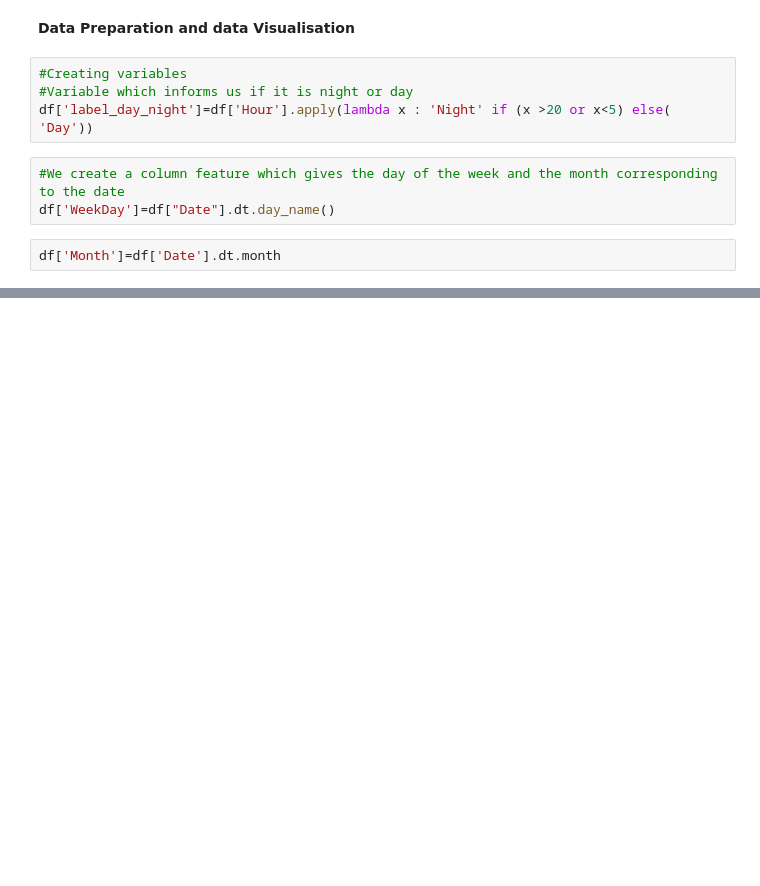
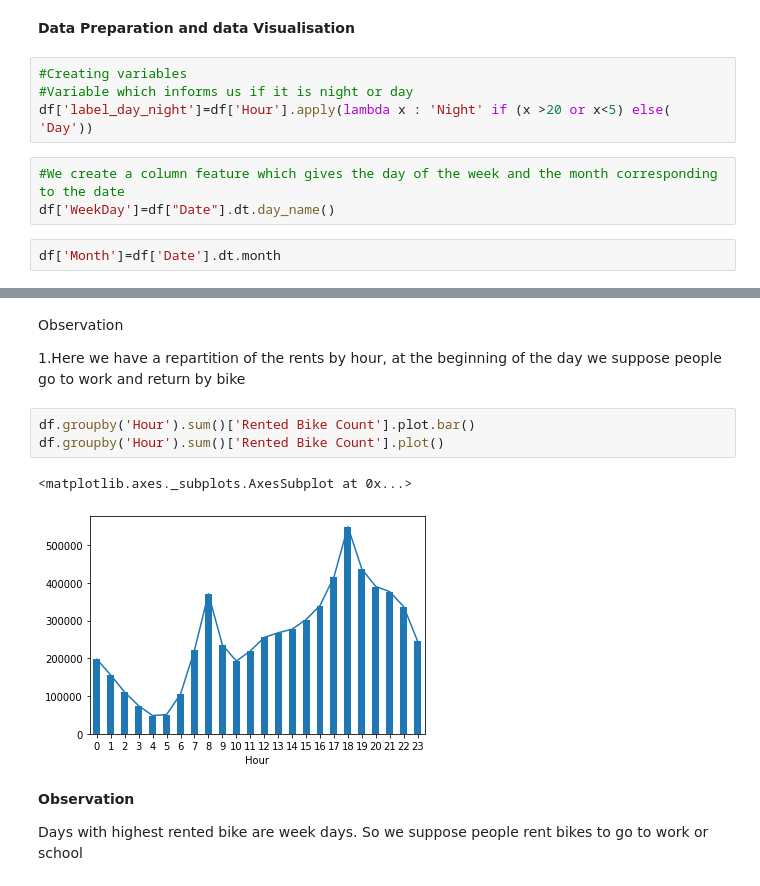
Before and after one commit to tnatani/Bike-sharing-demand-predication, a Jupyter notebook: Tushar_Natani_Bike_Sharing_Demand_Prediction_Capstone_Project.ipynb, the cells around one changed output, grey strips where cells are left out. Drawn from its saved outputs; the diff is of its cells as text; blank space fills up the shorter version.

```diff
--- a/Tushar_Natani_Bike_Sharing_Demand_Prediction_Capstone_Project.ipynb
+++ b/Tushar_Natani_Bike_Sharing_Demand_Prediction_Capstone_Project.ipynb
@@ -237,0 +290,15 @@ df['Month']=df['Date'].dt.month
+# %% [markdown]
+Observation
+
+1.Here we have a repartition of the rents by hour, at the beginning of the day we suppose people go to work and return by bike
+# %%
+df.groupby('Hour').sum()['Rented Bike Count'].plot.bar()
+df.groupby('Hour').sum()['Rented Bike Count'].plot()
+# %% [output]
+<matplotlib.axes._subplots.AxesSubplot at 0x...>
+[figure, added]
+# %% [markdown]
+**Observation**
+
+Days with highest rented bike are week days.
+So we suppose people rent bikes to go to work or school
```
Also changed, not shown: parts of 60 cells of this notebook.
